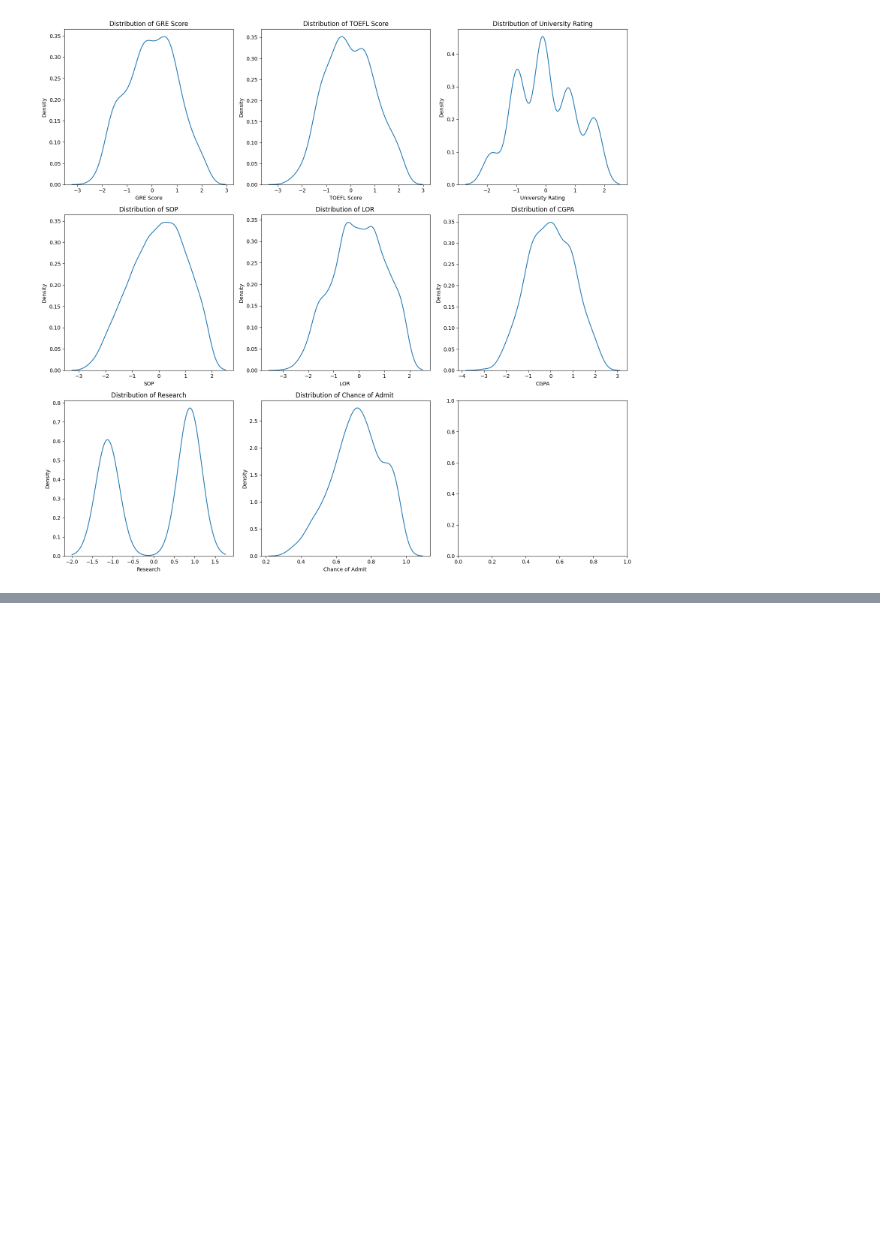
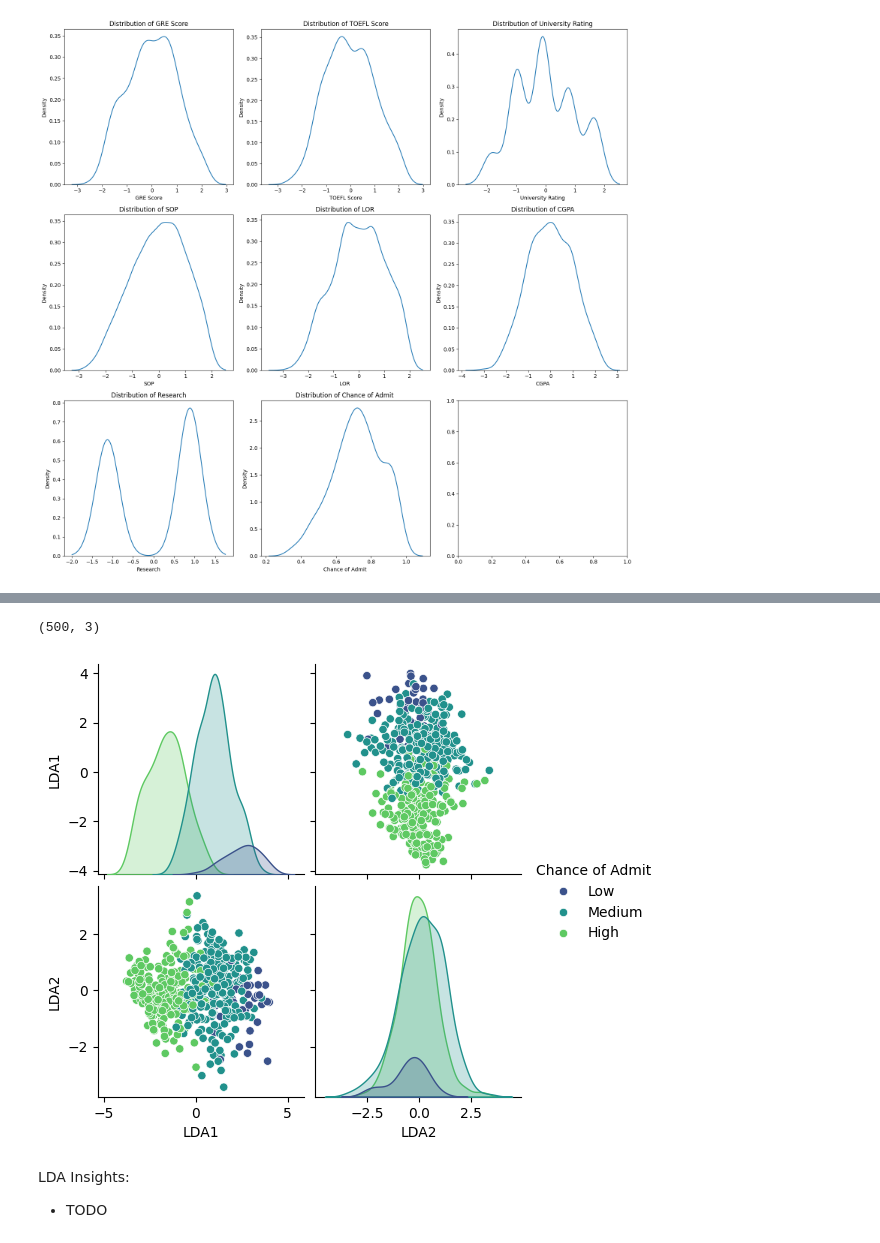
Before and after one commit to zoddtheimmortal/ml-assignments, a Jupyter notebook: a3/main.ipynb, the cells around one changed output, grey strips where cells are left out. Drawn from its saved outputs; the diff is of its cells as text; code cells hidden in the pictures; blank space fills up the shorter version.

```diff
--- a/a3/main.ipynb
+++ b/a3/main.ipynb
@@ -152,0 +180,7 @@ visualize_kde(df)
+# %%
+bins=[0,0.5,0.75,1]
+
+labels=['Low','Medium','High']
+df['Chance of Admit ']=pd.cut(df['Chance of Admit '],bins=bins,labels=labels)
+
+df.head()
@@ -152,0 +194,14 @@ visualize_kde(df)
+# %%
+from sklearn.discriminant_analysis import LinearDiscriminantAnalysis
+from sklearn.model_selection import train_test_split
+
+X=df.drop(['Chance of Admit '],axis=1)
+y=df['Chance of Admit ']
+
+lda=LinearDiscriminantAnalysis()
+X=lda.fit_transform(X,y)
+
+df=pd.DataFrame(X,columns=['LDA1','LDA2'])
+df['Chance of Admit ']=y
+
+df.head()
@@ -152,0 +215,12 @@ visualize_kde(df)
+# %%
+df.shape
+# %% [output]
+(500, 3)
+# %%
+sns.pairplot(data=df,hue='Chance of Admit ',palette='viridis')
+plt.show()
+# %% [output]
+[figure, added]
+# %% [markdown]
+LDA Insights:
+- TODO
```
Also changed, not shown: parts of 6 cells of this notebook.
